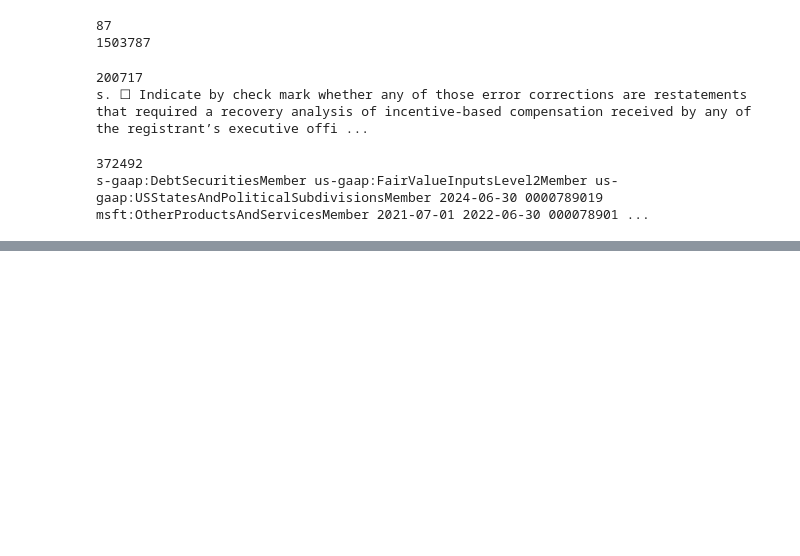
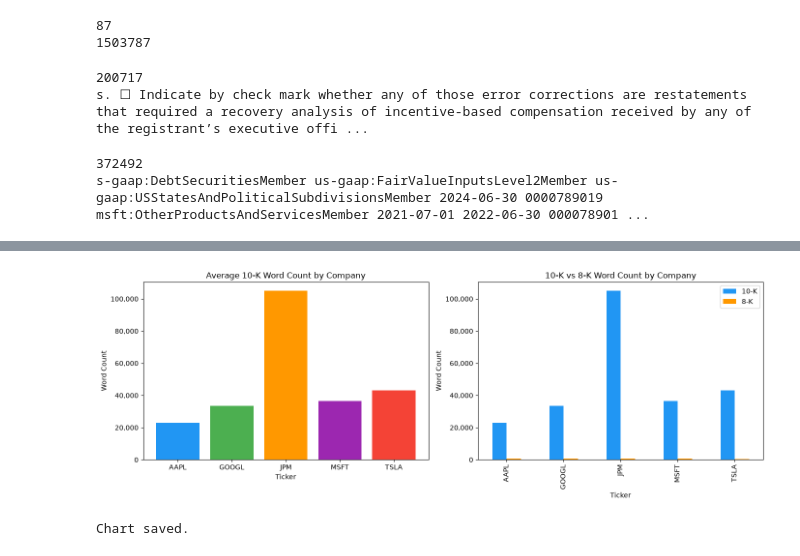
Before and after one commit to Chirag6667/sec-financial-nlp, a Jupyter notebook: notebooks/01_eda.ipynb, the cells around one changed output, grey strips where cells are left out. Saved outputs shown, nothing was run; the diff lists cells and outputs as text; code cells hidden in the pictures; blank space fills up the shorter version.

```diff
--- a/notebooks/01_eda.ipynb
+++ b/notebooks/01_eda.ipynb
@@ -155,0 +236,4 @@ s-gaap:DebtSecuritiesMember us-gaap:FairValueInputsLevel2Member us-gaap:USStates
+# %%
+for root, dirs, files in os.walk("data/raw/sec-edgar-filings/MSFT/10-K"):
+    for f in files:
+        print(os.path.join(root, f))
@@ -155,0 +372,32 @@ s-gaap:DebtSecuritiesMember us-gaap:FairValueInputsLevel2Member us-gaap:USStates
+# %%
+# visualization
+
+fig, axes = plt.subplots(1, 2, figsize=(14, 5))
+
+# Plot 1 — word counts by ticker for 10-K only
+df_10k = df[df["filing_type"] == "10-K"]
+axes[0].bar(df_10k.groupby("ticker")["word_count"].mean().index,
+            df_10k.groupby("ticker")["word_count"].mean().values,
+            color=["#2196F3", "#4CAF50", "#FF9800", "#9C27B0", "#F44336"])
+axes[0].set_title("Average 10-K Word Count by Company")
+axes[0].set_xlabel("Ticker")
+axes[0].set_ylabel("Word Count")
+axes[0].yaxis.set_major_formatter(plt.FuncFormatter(lambda x, _: f"{int(x):,}"))
+
+# Plot 2 — 10-K vs 8-K word count comparison
+df.groupby(["ticker", "filing_type"])["word_count"].mean().unstack().plot(
+    kind="bar", ax=axes[1], color=["#2196F3", "#FF9800"]
+)
+axes[1].set_title("10-K vs 8-K Word Count by Company")
+axes[1].set_xlabel("Ticker")
+axes[1].set_ylabel("Word Count")
+axes[1].legend(["10-K", "8-K"])
+axes[1].yaxis.set_major_formatter(plt.FuncFormatter(lambda x, _: f"{int(x):,}"))
+
+plt.tight_layout()
+plt.savefig("notebooks/eda_word_counts.png", dpi=150, bbox_inches="tight")
+plt.show()
+print("Chart saved.")
+# %% [output]
+[figure, added]
+Chart saved.
```
Also changed, not shown: parts of 15 cells of this notebook, 13 other files.
